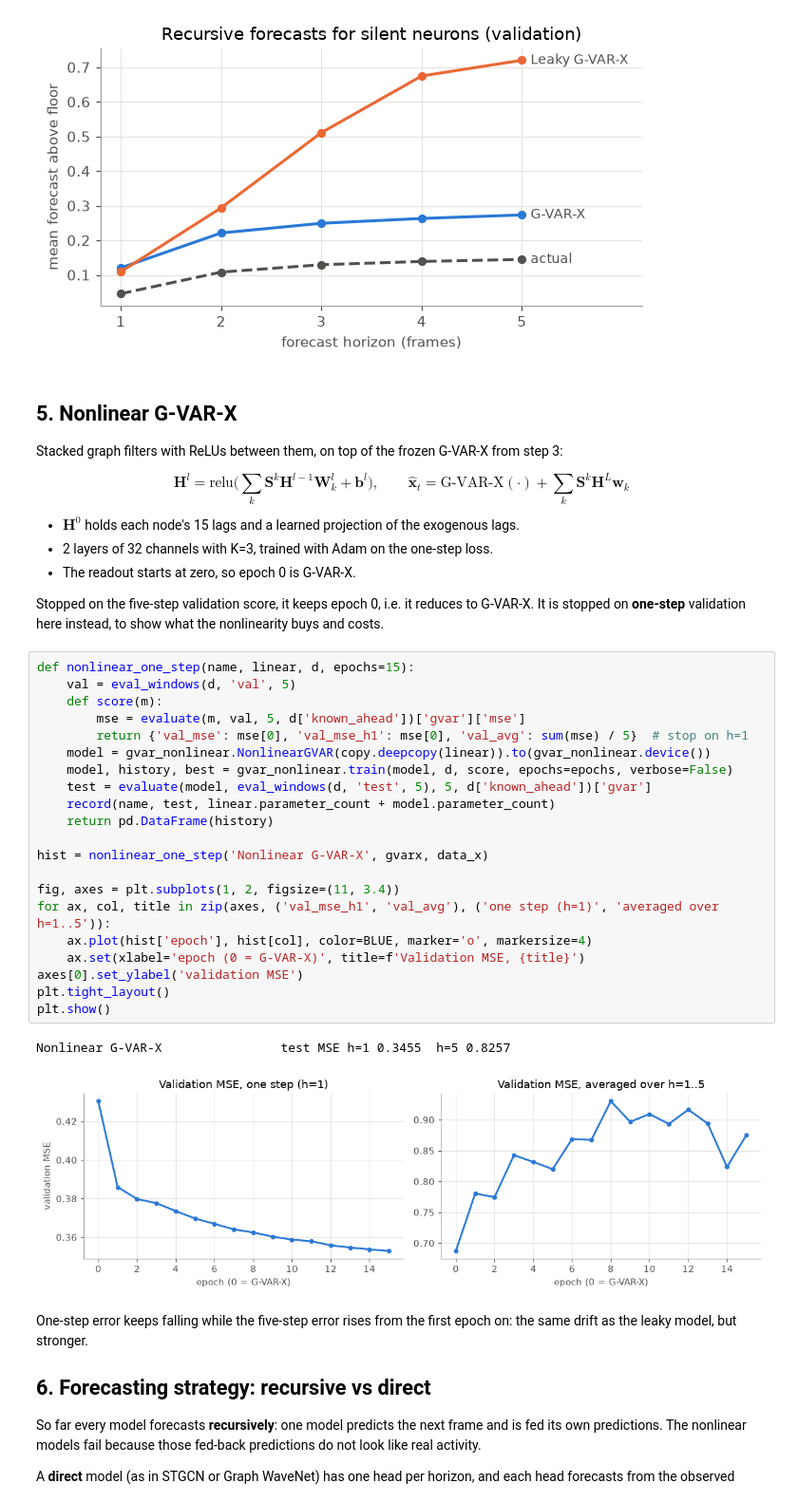
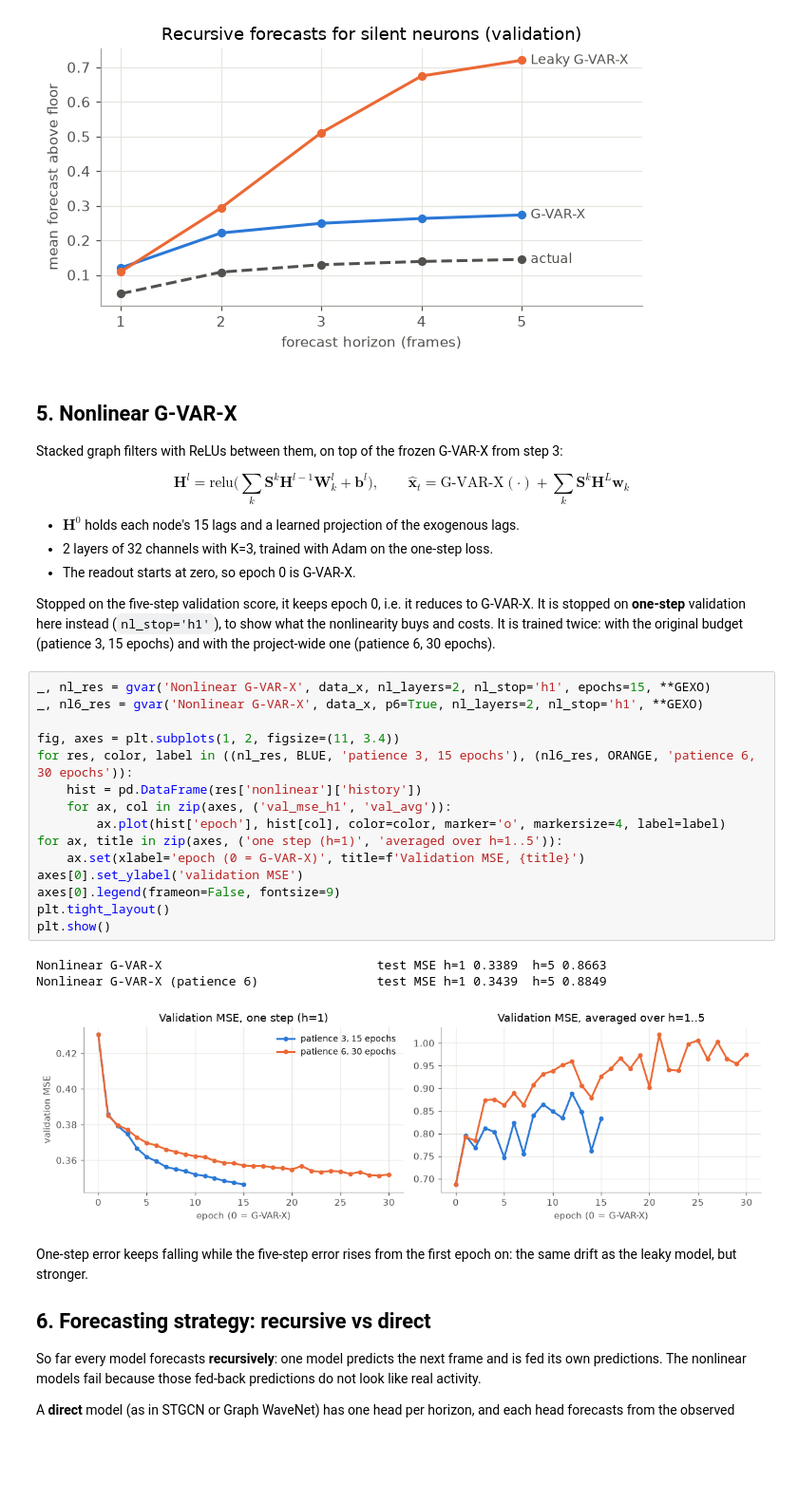
Before and after one commit to G00DCOD3R/Neural-Forecasting, a Jupyter notebook: models/GVAR/gvar_extensions.ipynb, the cells around one changed output. Shown at 95% size. Cells and saved outputs as stored; diff of their text form; blank space fills up the shorter version.

Commit message:
align parameters, get backbone plots

```diff
--- a/models/GVAR/gvar_extensions.ipynb
+++ b/models/GVAR/gvar_extensions.ipynb
@@ -154,31 +161,26 @@ $$\mathbf{H}^{l} = \mathrm{relu}\Big(\sum_k \mathbf{S}^k \mathbf{H}^{l-1} \mathb
 - 2 layers of 32 channels with K=3, trained with Adam on the one-step loss.
 - The readout starts at zero, so epoch 0 is G-VAR-X.
 
-Stopped on the five-step validation score, it keeps epoch 0, i.e. it reduces to G-VAR-X. It is stopped on **one-step** validation here instead, to show what the nonlinearity buys and costs.
+Stopped on the five-step validation score, it keeps epoch 0, i.e. it reduces to G-VAR-X. It is stopped on **one-step** validation here instead (`nl_stop='h1'`), to show what the nonlinearity buys and costs. It is trained twice: with the original budget (patience 3, 15 epochs) and with the project-wide one (patience 6, 30 epochs).
 # %%
-def nonlinear_one_step(name, linear, d, epochs=15):
-    val = eval_windows(d, 'val', 5)
-    def score(m):
-        mse = evaluate(m, val, 5, d['known_ahead'])['gvar']['mse']
-        return {'val_mse': mse[0], 'val_mse_h1': mse[0], 'val_avg': sum(mse) / 5}  # stop on h=1
-    model = gvar_nonlinear.NonlinearGVAR(copy.deepcopy(linear)).to(gvar_nonlinear.device())
-    model, history, best = gvar_nonlinear.train(model, d, score, epochs=epochs, verbose=False)
-    test = evaluate(model, eval_windows(d, 'test', 5), 5, d['known_ahead'])['gvar']
-    record(name, test, linear.parameter_count + model.parameter_count)
-    return pd.DataFrame(history)
-
-hist = nonlinear_one_step('Nonlinear G-VAR-X', gvarx, data_x)
+_, nl_res = gvar('Nonlinear G-VAR-X', data_x, nl_layers=2, nl_stop='h1', epochs=15, **GEXO)
+_, nl6_res = gvar('Nonlinear G-VAR-X', data_x, p6=True, nl_layers=2, nl_stop='h1', **GEXO)
 
 fig, axes = plt.subplots(1, 2, figsize=(11, 3.4))
-for ax, col, title in zip(axes, ('val_mse_h1', 'val_avg'), ('one step (h=1)', 'averaged over h=1..5')):
-    ax.plot(hist['epoch'], hist[col], color=BLUE, marker='o', markersize=4)
+for res, color, label in ((nl_res, BLUE, 'patience 3, 15 epochs'), (nl6_res, ORANGE, 'patience 6, 30 epochs')):
+    hist = pd.DataFrame(res['nonlinear']['history'])
+    for ax, col in zip(axes, ('val_mse_h1', 'val_avg')):
+        ax.plot(hist['epoch'], hist[col], color=color, marker='o', markersize=4, label=label)
+for ax, title in zip(axes, ('one step (h=1)', 'averaged over h=1..5')):
     ax.set(xlabel='epoch (0 = G-VAR-X)', title=f'Validation MSE, {title}')
 axes[0].set_ylabel('validation MSE')
+axes[0].legend(frameon=False, fontsize=9)
 plt.tight_layout()
 plt.show()
 # %% [output]
-Nonlinear G-VAR-X                test MSE h=1 0.3455  h=5 0.8257
+Nonlinear G-VAR-X                             test MSE h=1 0.3389  h=5 0.8663
+Nonlinear G-VAR-X (patience 6)                test MSE h=1 0.3439  h=5 0.8849
-[figure, old version]
+[figure, new version]
 # %% [markdown]
 One-step error keeps falling while the five-step error rises from the first epoch on: the same drift as the leaky model, but stronger.
 
```
Also changed, not shown: parts of 10 cells of this notebook, 2 other files.
